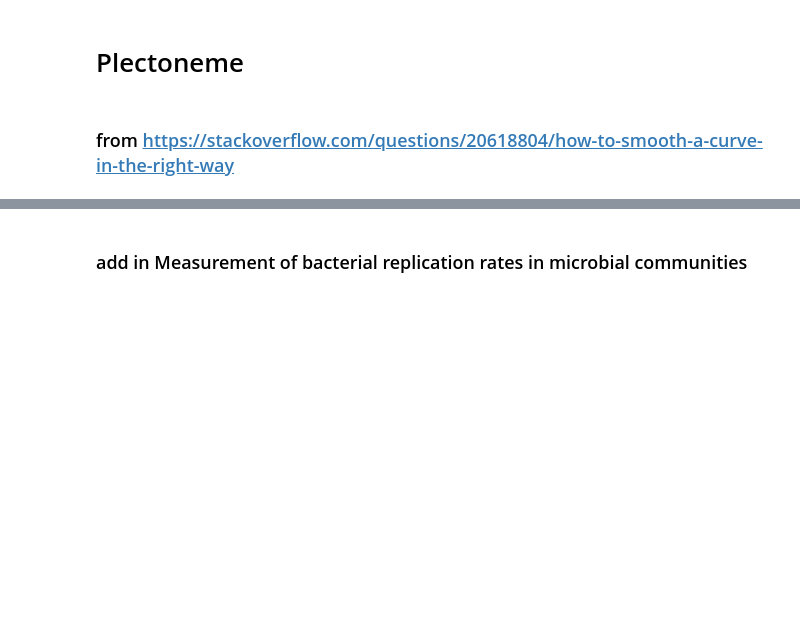
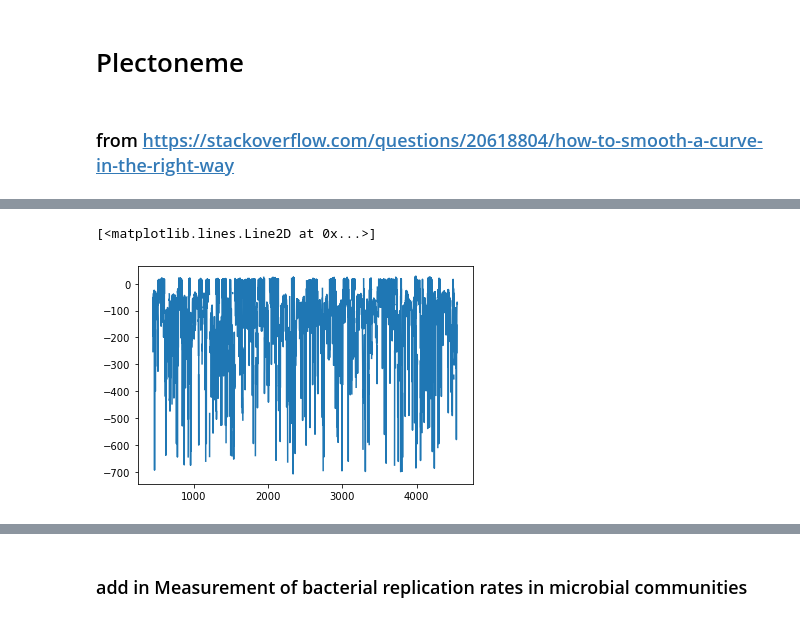
Before and after one commit to dcolinmorgan/HKU_MG, a Jupyter notebook: bactXpat.ipynb, the cells around one changed output, grey strips where cells are left out. Drawn from its saved outputs; the diff is of its cells as text; code cells hidden in the pictures; blank space fills up the shorter version.

```diff
--- a/bactXpat.ipynb
+++ b/bactXpat.ipynb
@@ -512,0 +489,10 @@ PlectonemeCode(Swave,wave['Direction (ϕB, degrees)'],wave['Wedge (θ, degrees)'
+# %%
+a=Sequence_angle_exp
+mask = np.all(np.isnan(a) | np.equal(a, np.inf), axis=0)
+a[~mask]
+Sequence_angle_exp=np.log(a)
+# %%
+plt.plot(np.arange(len(Sequence_angle_exp)),-np.log(Sequence_angle_exp))
+# %% [output]
+[<matplotlib.lines.Line2D at 0x...>]
+[figure, added]
```
Also changed, not shown: parts of 22 cells of this notebook, 1 other file.
